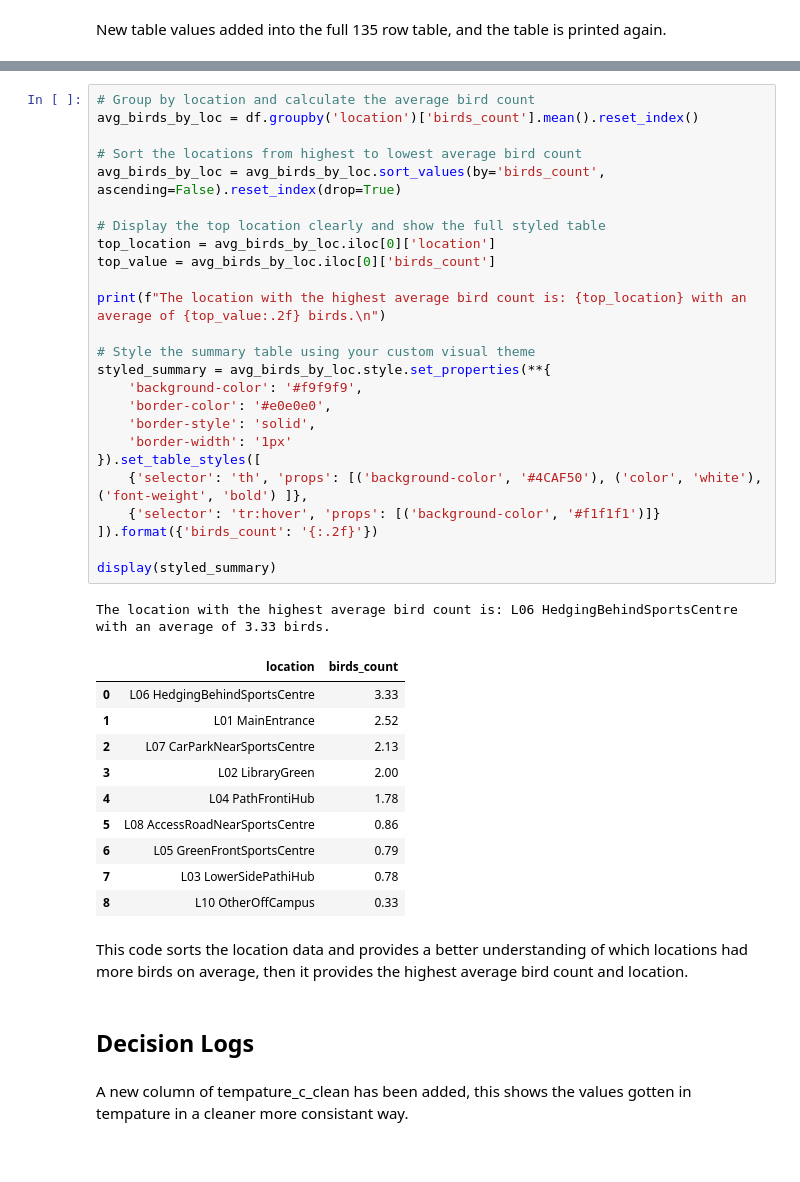
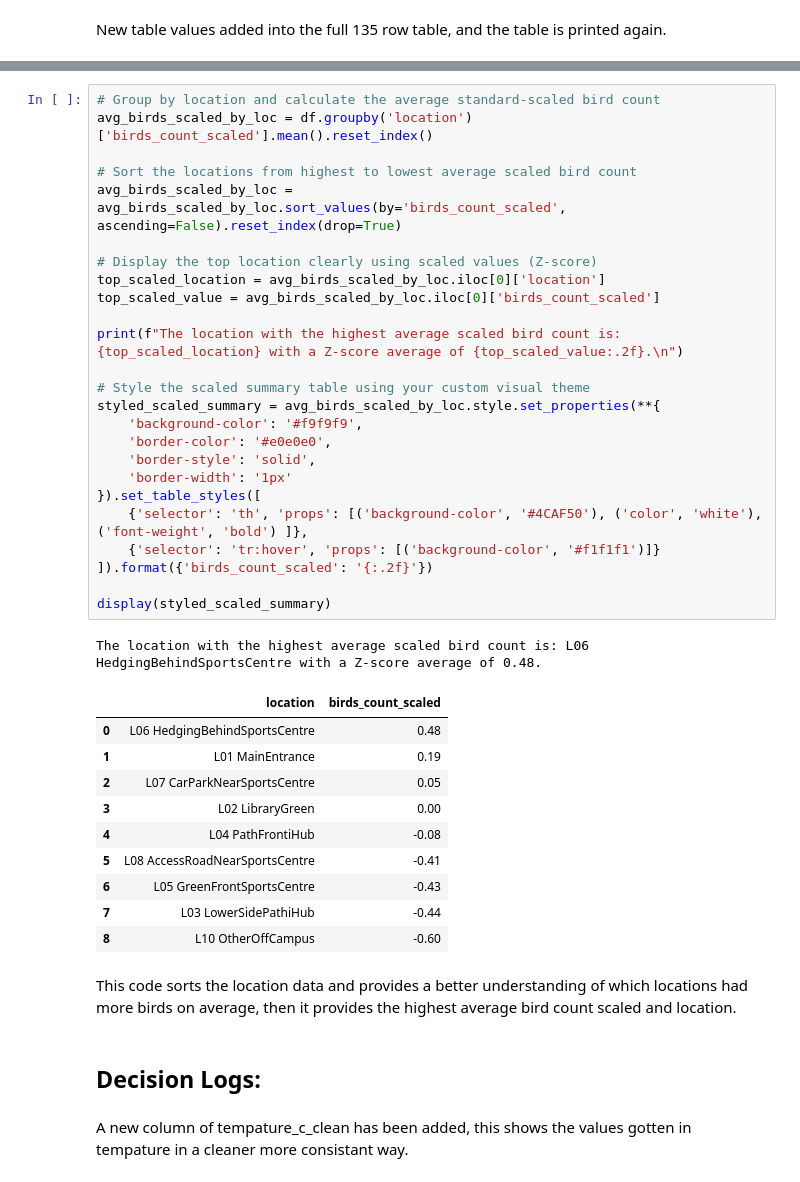
Before and after one commit to Padra1c/ML-CampusDataProject-Colab, a Jupyter notebook: ML-CampusDataProject.ipynb, the cells around one changed output, grey strips where cells are left out. Cells and saved outputs as stored; diff of their text form.

```diff
--- a/ML-CampusDataProject.ipynb
+++ b/ML-CampusDataProject.ipynb
@@ -421,44 +438,44 @@ The above code creates a scatter plot that shows the relationship between bird c
 # %%
-# Group by location and calculate the average bird count
-avg_birds_by_loc = df.groupby('location')['birds_count'].mean().reset_index()
+# Group by location and calculate the average standard-scaled bird count
+avg_birds_scaled_by_loc = df.groupby('location')['birds_count_scaled'].mean().reset_index()
 
-# Sort the locations from highest to lowest average bird count
-avg_birds_by_loc = avg_birds_by_loc.sort_values(by='birds_count', ascending=False).reset_index(drop=True)
+# Sort the locations from highest to lowest average scaled bird count
+avg_birds_scaled_by_loc = avg_birds_scaled_by_loc.sort_values(by='birds_count_scaled', ascending=False).reset_index(drop=True)
 
-# Display the top location clearly and show the full styled table
-top_location = avg_birds_by_loc.iloc[0]['location']
-top_value = avg_birds_by_loc.iloc[0]['birds_count']
+# Display the top location clearly using scaled values (Z-score)
+top_scaled_location = avg_birds_scaled_by_loc.iloc[0]['location']
+top_scaled_value = avg_birds_scaled_by_loc.iloc[0]['birds_count_scaled']
 
-print(f"The location with the highest average bird count is: {top_location} with an average of {top_value:.2f} birds.\n")
+print(f"The location with the highest average scaled bird count is: {top_scaled_location} with a Z-score average of {top_scaled_value:.2f}.\n")
 
-# Style the summary table using your custom visual theme
-styled_summary = avg_birds_by_loc.style.set_properties(**{
+# Style the scaled summary table using your custom visual theme
+styled_scaled_summary = avg_birds_scaled_by_loc.style.set_properties(**{
     'background-color': '#f9f9f9',
     'border-color': '#e0e0e0',
     'border-style': 'solid',
     'border-width': '1px'
 }).set_table_styles([
     {'selector': 'th', 'props': [('background-color', '#4CAF50'), ('color', 'white'), ('font-weight', 'bold') ]},
     {'selector': 'tr:hover', 'props': [('background-color', '#f1f1f1')]}
-]).format({'birds_count': '{:.2f}'})
+]).format({'birds_count_scaled': '{:.2f}'})
 
-display(styled_summary)
+display(styled_scaled_summary)
 # %% [output]
-The location with the highest average bird count is: L06 HedgingBehindSportsCentre with an average of 3.33 birds.
+The location with the highest average scaled bird count is: L06 HedgingBehindSportsCentre with a Z-score average of 0.48.
-|  | location | birds_count |
-| 0 | L06 HedgingBehindSportsCentre | 3.33 |
-| 1 | L01 MainEntrance | 2.52 |
-| 2 | L07 CarParkNearSportsCentre | 2.13 |
-| 3 | L02 LibraryGreen | 2.00 |
-| 4 | L04 PathFrontiHub | 1.78 |
-| 5 | L08 AccessRoadNearSportsCentre | 0.86 |
-| 6 | L05 GreenFrontSportsCentre | 0.79 |
-| 7 | L03 LowerSidePathiHub | 0.78 |
-| 8 | L10 OtherOffCampus | 0.33 |
+|  | location | birds_count_scaled |
+| 0 | L06 HedgingBehindSportsCentre | 0.48 |
+| 1 | L01 MainEntrance | 0.19 |
+| 2 | L07 CarParkNearSportsCentre | 0.05 |
+| 3 | L02 LibraryGreen | 0.00 |
+| 4 | L04 PathFrontiHub | -0.08 |
+| 5 | L08 AccessRoadNearSportsCentre | -0.41 |
+| 6 | L05 GreenFrontSportsCentre | -0.43 |
+| 7 | L03 LowerSidePathiHub | -0.44 |
+| 8 | L10 OtherOffCampus | -0.60 |
 # %% [markdown]
-This code sorts the location data and provides a better understanding of which locations had more birds on average, then it provides the highest average bird count and location.
+This code sorts the location data and provides a better understanding of which locations had more birds on average, then it provides the highest average bird count scaled and location.
 # %% [markdown]
-## Decision Logs
+## Decision Logs:
 # %% [markdown]
 A new column of tempature_c_clean has been added, this shows the values gotten in tempature in a cleaner more consistant way.
 # %% [markdown]
```
Also changed, not shown: parts of 17 cells of this notebook.
